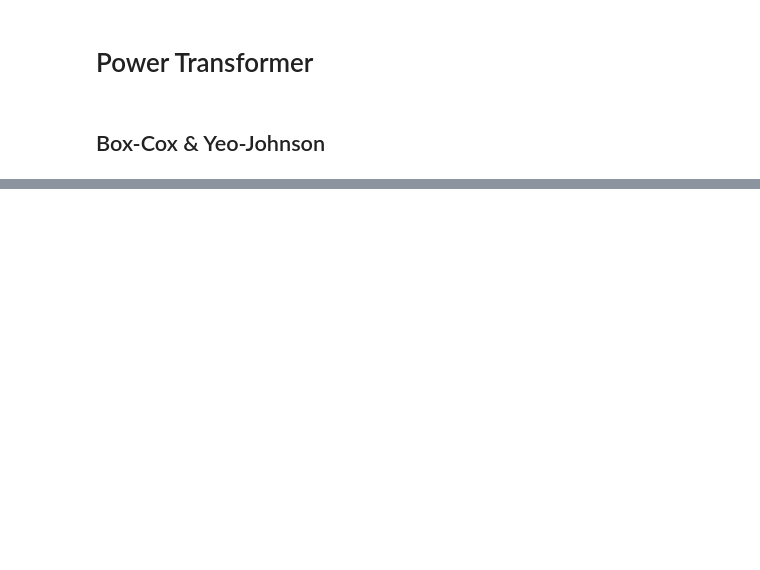
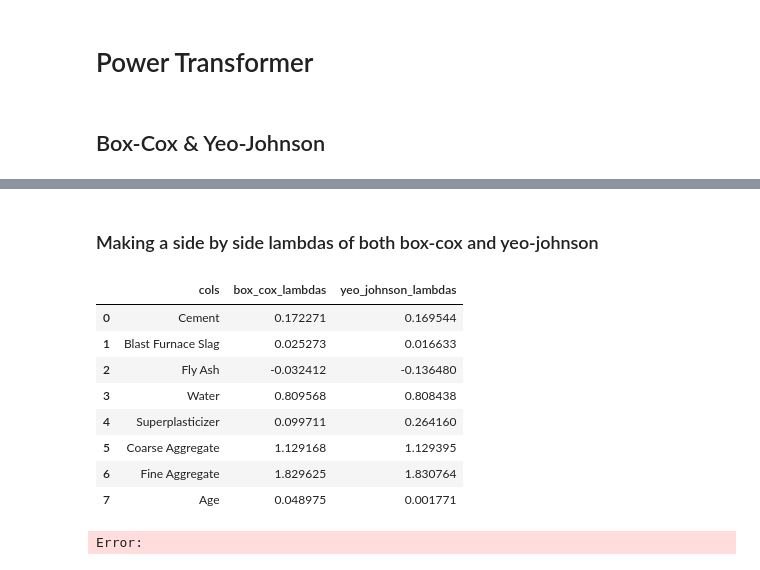
Before and after one commit to Ashura369/Python_and_Data_Science, a Jupyter notebook: 0 ML lecture/9_6 power transformers.ipynb, the cells around one changed output, grey strips where cells are left out. Drawn from its saved outputs; the diff is of its cells as text; code cells hidden in the pictures; blank space fills up the shorter version.

```diff
--- a/0 ML lecture/9_6 power transformers.ipynb
+++ b/0 ML lecture/9_6 power transformers.ipynb
@@ -111,0 +284,38 @@ x_test_transformed = pt.fit_transform(x_test+0.000001)
+# %% [markdown]
+### Making a side by side lambdas of both box-cox and yeo-johnson
+# %%
+pd.DataFrame({
+    'cols':x_train.columns,
+    'box_cox_lambdas': pt.lambdas_,
+    'yeo_johnson_lambdas': pt1.lambdas_
+})
+
+# as we can see there is huge improvement in Fly Ash, Superplasticizer
+# while there is fall in Cement, Blast Furnace Slag, Age
+
+"""
+The λ (lambda) values from Box-Cox and Yeo-Johnson indicate how much each feature needed
+to be transformed to approximate normality. A lower lambda doesn't mean “worse”; it means
+less power transformation was required to normalize that feature.
+
+When some λ values drop (like for Cement or Age), it means the transformation found a
+smaller optimal exponent for those variables based on their distribution. This can happen if:
+- The variable was already close to normal (less adjustment needed).
+- The variable's skewness direction changed (especially in Yeo-Johnson, which handles negative values).
+- Outliers or scaling influenced the fitted λ.
+
+In short, a decrease in lambda values doesn't indicate degradation; it reflects different
+optimal parameters to achieve normality. To verify improvement, plot histograms or QQ plots
+of each feature before and after transformation rather than comparing λ magnitudes.
+"""
+# %% [output]
+|  | cols | box_cox_lambdas | yeo_johnson_lambdas |
+| 0 | Cement | 0.172271 | 0.169544 |
+| 1 | Blast Furnace Slag | 0.025273 | 0.016633 |
+| 2 | Fly Ash | -0.032412 | -0.136480 |
+| 3 | Water | 0.809568 | 0.808438 |
+| 4 | Superplasticizer | 0.099711 | 0.264160 |
+| 5 | Coarse Aggregate | 1.129168 | 1.129395 |
+| 6 | Fine Aggregate | 1.829625 | 1.830764 |
+| 7 | Age | 0.048975 | 0.001771 |
+Error:
```
Also changed, not shown: parts of 12 cells of this notebook.
